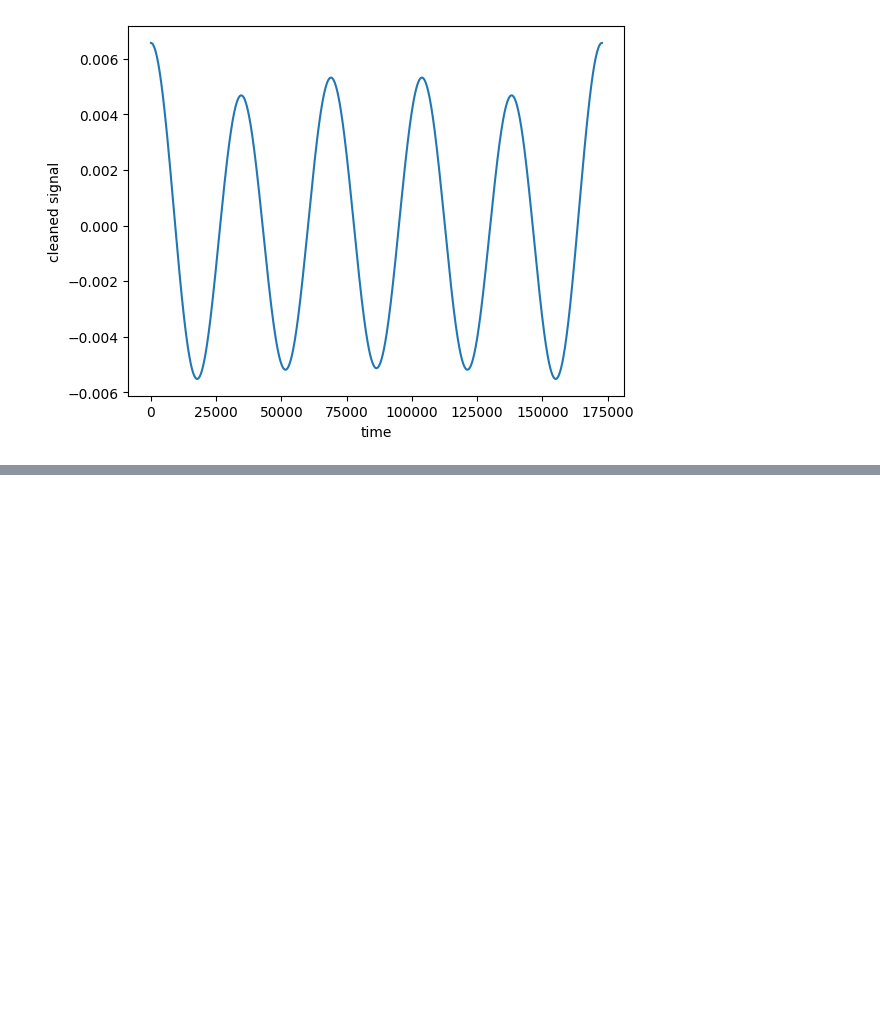
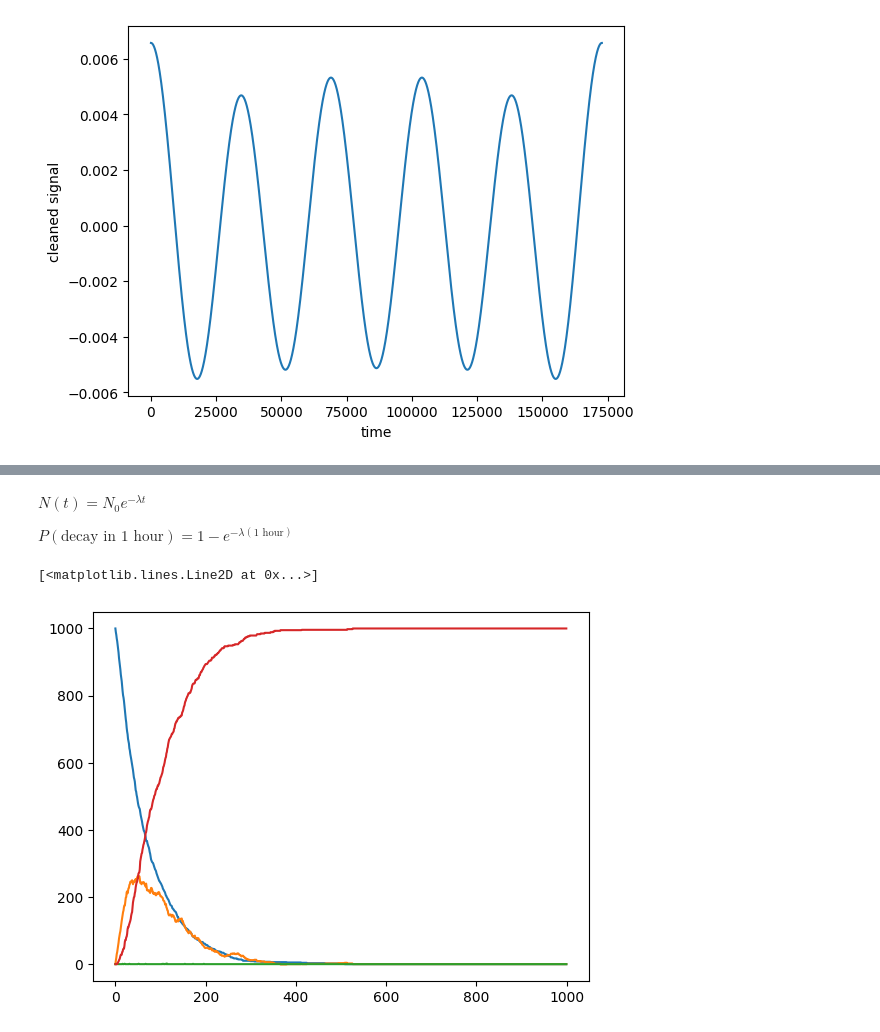
Before and after one commit to andrew-koren/cautious-adventure, a Jupyter notebook: my stuff/FS24/PHY 415/activites.ipynb, the cells around one changed output, grey strips where cells are left out. Cells and saved outputs as stored; diff of their text form; code cells hidden in the pictures; blank space fills up the shorter version.

```diff
--- a/my stuff/FS24/PHY 415/activites.ipynb
+++ b/my stuff/FS24/PHY 415/activites.ipynb
@@ -1938,0 +1994,47 @@ sns.lineplot(data = obs1, x='time', y='cleaned signal')
+# %% [markdown]
+$N(t) = N_0 e^{-\lambda t}$
+
+$P(\text{decay in 1 hour}) = 1-e^{-\lambda (\text{1 hour})} $
+# %%
+Bi_decay_prob = 1-np.exp(-Bi_decay_constant*1)
+Pb_decay_prob = 1-np.exp(-Pb_decay_constant*1)
+Tl_decay_prob = 1-np.exp(-Tl_decay_constant*1)
+becomes_Tl_prob = .0209
+
+np.random.seed(3)
+
+def draw_Bi_decay():
+    decay = True if np.random.rand() <= Bi_decay_prob else False
+    if decay:
+        return 1 if np.random.rand() <= .0209 else 2
+    else: return decay
+
+def draw_Pb_decay():
+    return True if np.random.rand() <= Pb_decay_prob else False
+def draw_Tl_decay():
+    return True if np.random.rand() <= Tl_decay_prob else False
+
+t = np.arange(0, 1000) #hours
+timeline = np.zeros((len(t),4), dtype=int)
+
+timeline[0,0] = 1000
+
+for i, timestep in enumerate(timeline):
+    if i+1 != len(timeline):
+        Bi213_decays = np.array([draw_Bi_decay() for Bi213 in range(timestep[0])])
+        new_Thl = sum(Bi213_decays==1)
+        new_Pb = sum(Bi213_decays==2)
+
+        new_Bi_Tl = sum([draw_Tl_decay() for Tl in range(timestep[2])])
+        new_Bi_Pb = sum([draw_Bi_decay() for Pb209 in range(timestep[1])])
+
+        timeline[i+1] = timestep + (-new_Pb-new_Thl, new_Pb-new_Bi_Pb, new_Thl-new_Bi_Tl, new_Bi_Pb+new_Bi_Tl)
+
+
+plt.plot(t, timeline[:,0])
+plt.plot(t, timeline[:,1])
+plt.plot(t, timeline[:,2])
+plt.plot(t, timeline[:,3])
+# %% [output]
+[<matplotlib.lines.Line2D at 0x...>]
+[figure, added]
```
Also changed, not shown: parts of 10 cells of this notebook, 9 other files.
